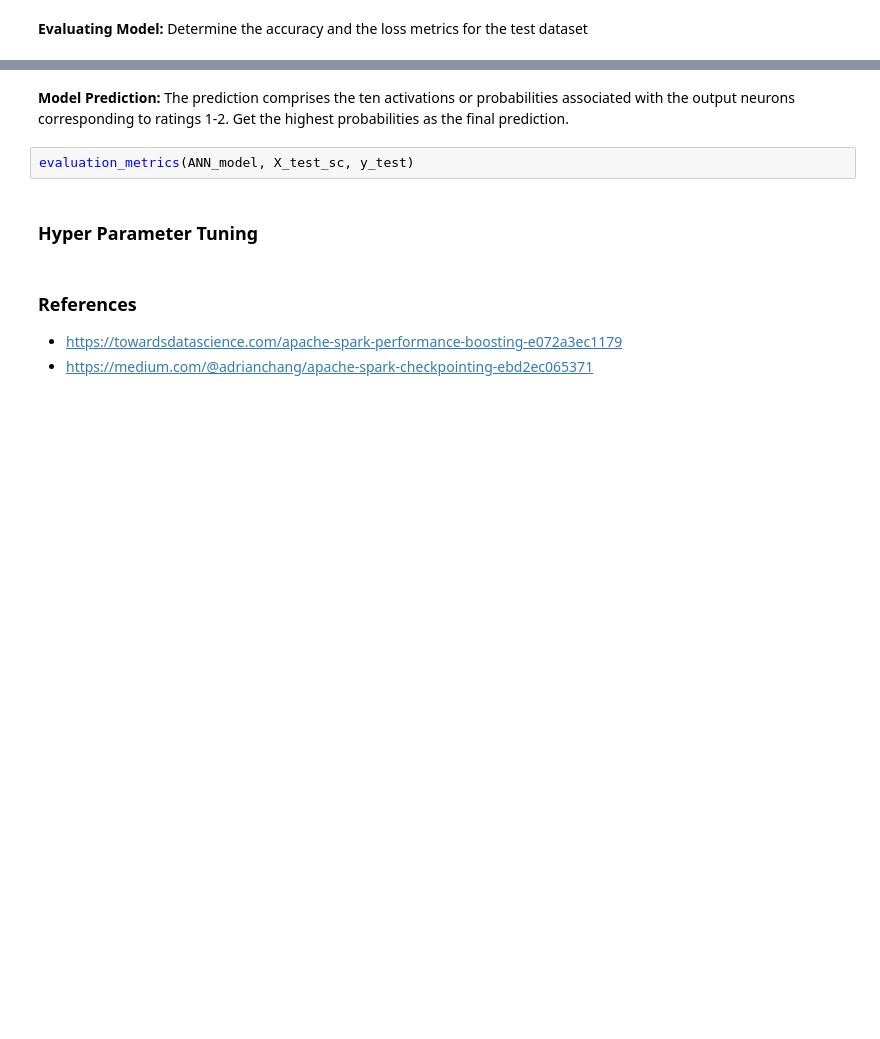
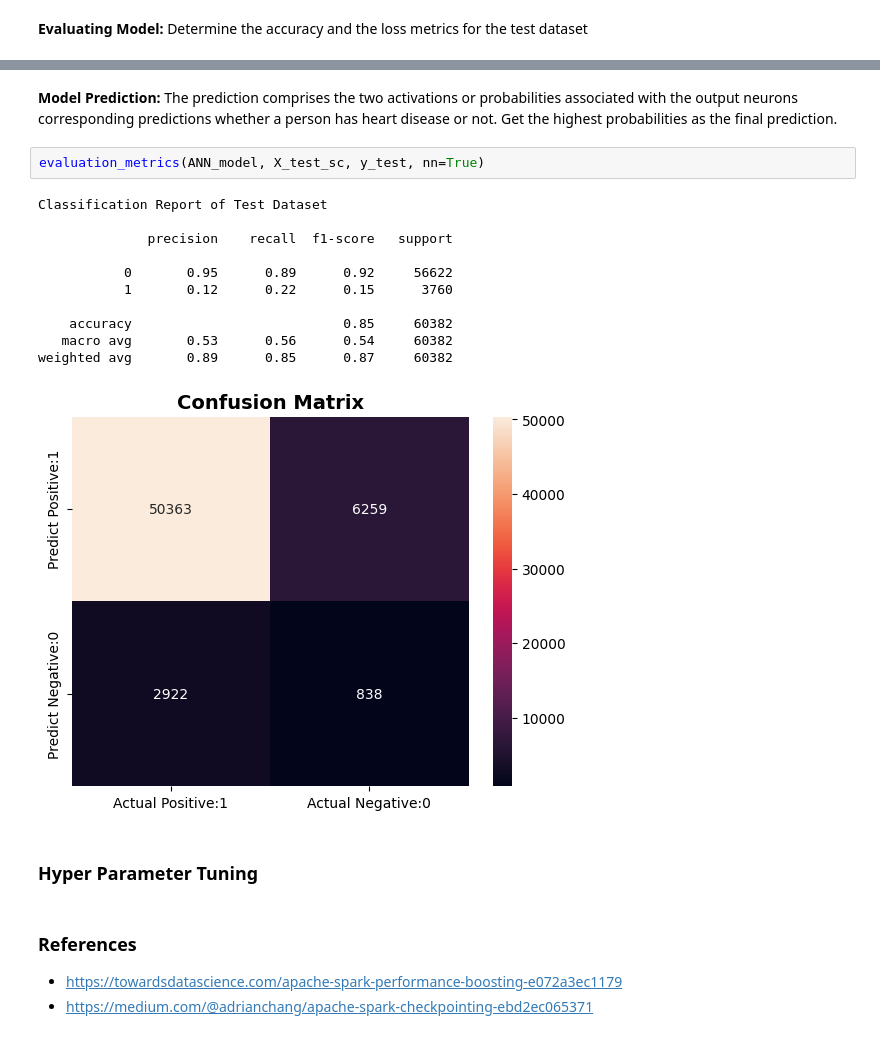
Before and after one commit to abccastro/Heart-Disease-Prediction, a Jupyter notebook: Heart Disease Prediction.ipynb, the cells around one changed output, grey strips where cells are left out. Cells and saved outputs as stored; diff of their text form; blank space fills up the shorter version.

```diff
--- a/Heart Disease Prediction.ipynb
+++ b/Heart Disease Prediction.ipynb
@@ -1346,7 +1353,19 @@ print("Loss:", model_ann.evaluate(X_test_sc, y_test))
 # %% [markdown]
-__Model Prediction:__ The prediction comprises the ten activations or probabilities associated with the output neurons corresponding to ratings 1-2. Get the highest probabilities as the final prediction.
+__Model Prediction:__ The prediction comprises the two activations or probabilities associated with the output neurons corresponding predictions whether a person has heart disease or not. Get the highest probabilities as the final prediction.
 # %%
-evaluation_metrics(ANN_model, X_test_sc, y_test)
+evaluation_metrics(ANN_model, X_test_sc, y_test, nn=True)
+# %% [output]
+Classification Report of Test Dataset
+
+              precision    recall  f1-score   support
+
+           0       0.95      0.89      0.92     56622
+           1       0.12      0.22      0.15      3760
+
+    accuracy                           0.85     60382
+   macro avg       0.53      0.56      0.54     60382
+weighted avg       0.89      0.85      0.87     60382
+[figure, added]
 # %% [markdown]
 ### __Hyper Parameter Tuning__
 # %% [markdown]
```
Also changed, not shown: parts of 26 cells of this notebook.
